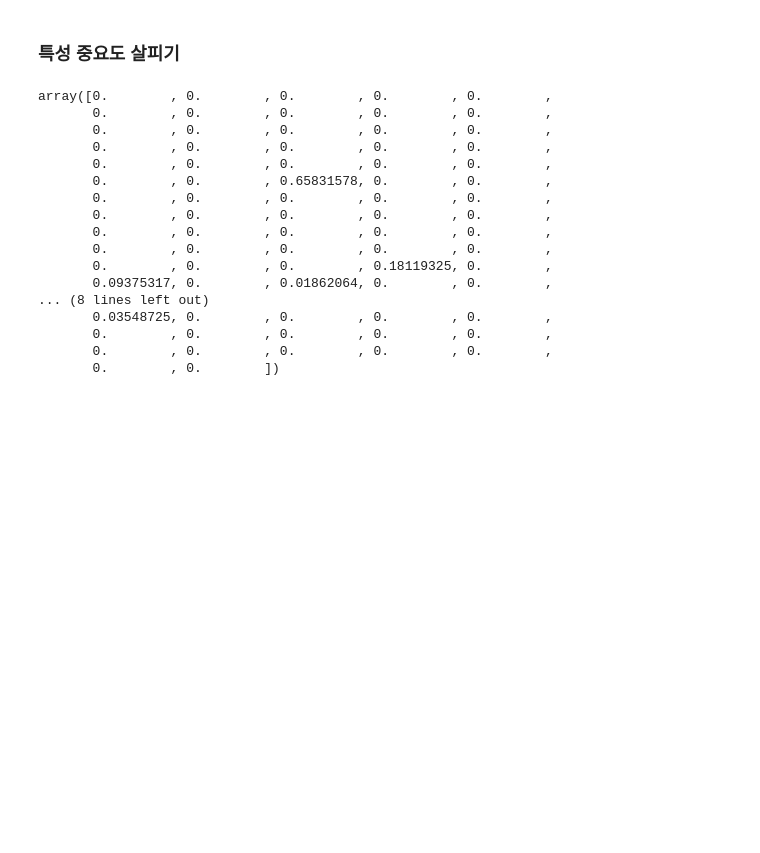
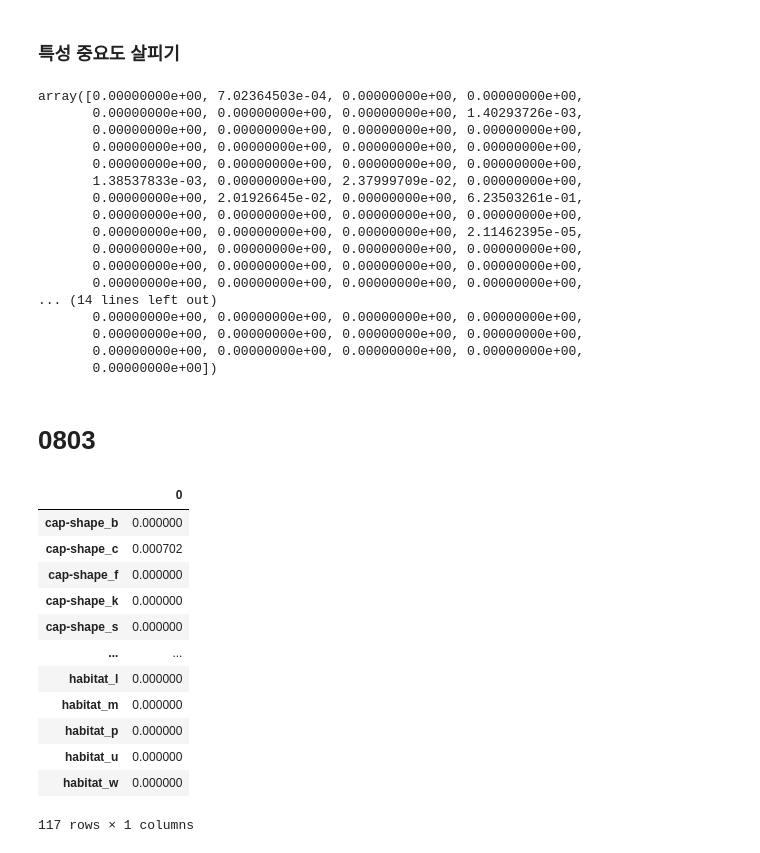
Before and after one commit to soohyun020812/SW_MachineLearning, a Jupyter notebook: 0802 ex03 결정트리를 이용한 버섯데이터 분류.ipynb, the cells around one changed output. Cells and saved outputs as stored; diff of their text form; code cells hidden in the pictures; blank space fills up the shorter version.

```diff
--- a/0802 ex03 결정트리를 이용한 버섯데이터 분류.ipynb
+++ b/0802 ex03 결정트리를 이용한 버섯데이터 분류.ipynb
@@ -423,22 +423,47 @@ display(graphviz.Source(dot_graph))
 ### 특성 중요도 살피기
 # %%
 # feature_importances_ : 특성 중요도를 표시
-tree_mush02.feature_importances_
+tree_mush01.feature_importances_
 # %% [output]
-array([0.        , 0.        , 0.        , 0.        , 0.        ,
-       0.        , 0.        , 0.        , 0.        , 0.        ,
-       0.        , 0.        , 0.        , 0.        , 0.        ,
-       0.        , 0.        , 0.        , 0.        , 0.        ,
-       0.        , 0.        , 0.        , 0.        , 0.        ,
-       0.        , 0.        , 0.65831578, 0.        , 0.        ,
-       0.        , 0.        , 0.        , 0.        , 0.        ,
-       0.        , 0.        , 0.        , 0.        , 0.        ,
-       0.        , 0.        , 0.        , 0.        , 0.        ,
-       0.        , 0.        , 0.        , 0.        , 0.        ,
-       0.        , 0.        , 0.        , 0.18119325, 0.        ,
-       0.09375317, 0.        , 0.01862064, 0.        , 0.        ,
-... (8 lines left out)
-       0.03548725, 0.        , 0.        , 0.        , 0.        ,
-       0.        , 0.        , 0.        , 0.        , 0.        ,
-       0.        , 0.        , 0.        , 0.        , 0.        ,
-       0.        , 0.        ])
+array([0.00000000e+00, 7.02364503e-04, 0.00000000e+00, 0.00000000e+00,
+       0.00000000e+00, 0.00000000e+00, 0.00000000e+00, 1.40293726e-03,
+       0.00000000e+00, 0.00000000e+00, 0.00000000e+00, 0.00000000e+00,
+       0.00000000e+00, 0.00000000e+00, 0.00000000e+00, 0.00000000e+00,
+       0.00000000e+00, 0.00000000e+00, 0.00000000e+00, 0.00000000e+00,
+       1.38537833e-03, 0.00000000e+00, 2.37999709e-02, 0.00000000e+00,
+       0.00000000e+00, 2.01926645e-02, 0.00000000e+00, 6.23503261e-01,
+       0.00000000e+00, 0.00000000e+00, 0.00000000e+00, 0.00000000e+00,
+       0.00000000e+00, 0.00000000e+00, 0.00000000e+00, 2.11462395e-05,
+       0.00000000e+00, 0.00000000e+00, 0.00000000e+00, 0.00000000e+00,
+       0.00000000e+00, 0.00000000e+00, 0.00000000e+00, 0.00000000e+00,
+       0.00000000e+00, 0.00000000e+00, 0.00000000e+00, 0.00000000e+00,
+... (14 lines left out)
+       0.00000000e+00, 0.00000000e+00, 0.00000000e+00, 0.00000000e+00,
+       0.00000000e+00, 0.00000000e+00, 0.00000000e+00, 0.00000000e+00,
+       0.00000000e+00, 0.00000000e+00, 0.00000000e+00, 0.00000000e+00,
+       0.00000000e+00])
+# %% [markdown]
+# 0803
+# %%
+# 가시성을 위해 판다스 데이터 프레임화
+
+fi = pd.DataFrame(tree_mush01.feature_importances_)
+
+# 인덱스 설정
+
+fi.set_index(X_one_hot.columns, inplace=True)
+fi
+# %% [output]
+|  | 0 |
+| cap-shape_b | 0.000000 |
+| cap-shape_c | 0.000702 |
+| cap-shape_f | 0.000000 |
+| cap-shape_k | 0.000000 |
+| cap-shape_s | 0.000000 |
+| ... | ... |
+| habitat_l | 0.000000 |
+| habitat_m | 0.000000 |
+| habitat_p | 0.000000 |
+| habitat_u | 0.000000 |
+| habitat_w | 0.000000 |
+117 rows × 1 columns
```
Also changed, not shown: parts of 6 cells of this notebook, 1 other file.
